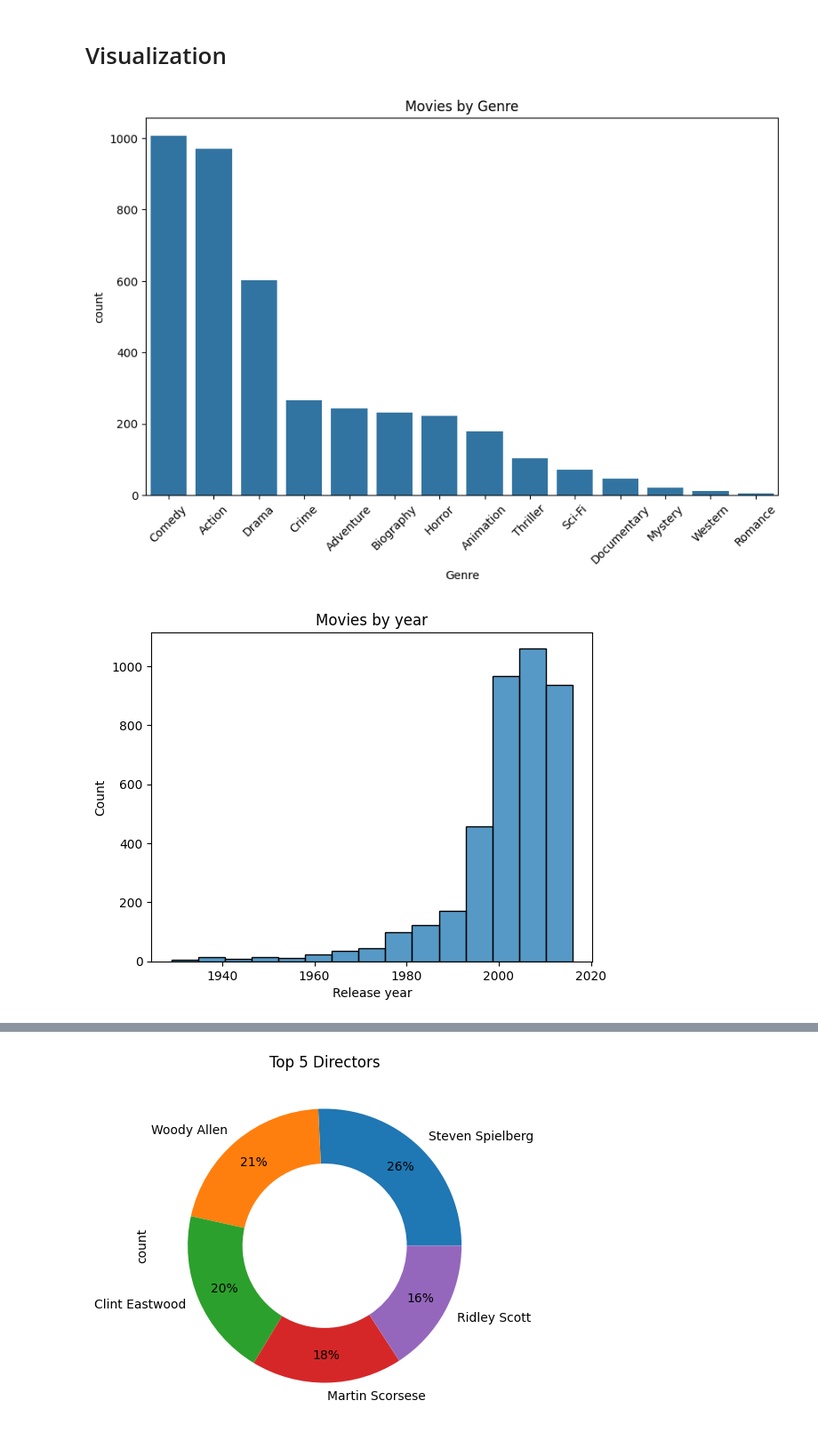
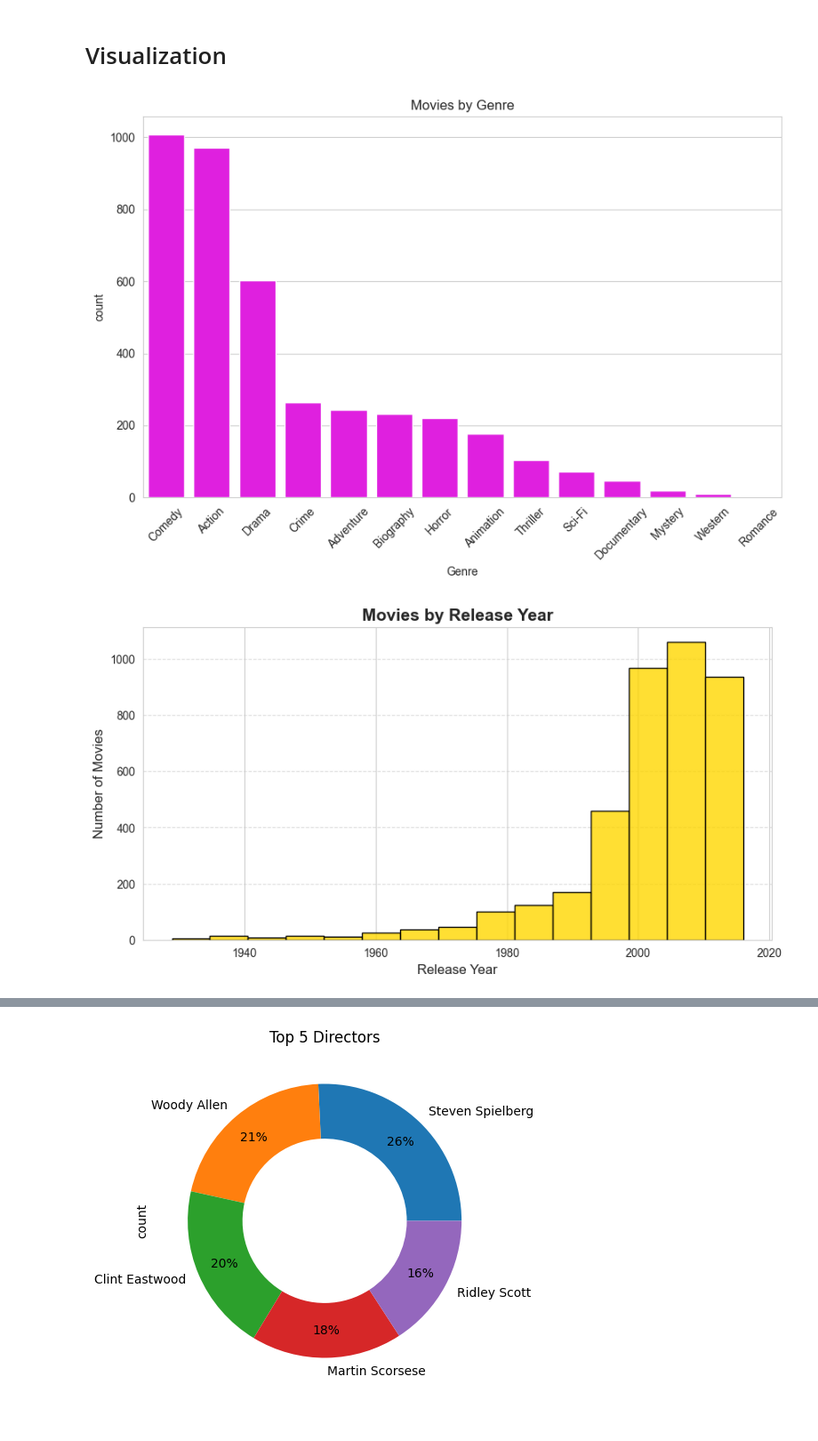
Before and after one commit to ShakilM26/Machine-Learning-Projects, a Jupyter notebook: Exploratory-data-analysis/EDA-with-Movies.ipynb, the cells around one changed output, grey strips where cells are left out. Shown: that part at 89% size. Saved outputs shown, nothing was run; the diff lists cells and outputs as text; code cells hidden in the pictures.

```diff
--- a/Exploratory-data-analysis/EDA-with-Movies.ipynb
+++ b/Exploratory-data-analysis/EDA-with-Movies.ipynb
@@ -134,18 +134,25 @@ Name: Movie, dtype: int64
 # Visualization
 # %%
 plt.figure(figsize=(10,6))
-sns.countplot(x='Genre', data=df, order=df['Genre'].value_counts().index)
+sns.countplot(x='Genre', data=df, color='magenta', order=df['Genre'].value_counts().index)
 plt.xticks(rotation=45)
 plt.title('Movies by Genre')
 plt.show()
 # %% [output]
-[figure, old version]
+[figure, new version]
 # %%
 df['Release year'] = pd.to_numeric(df['Release year'], errors='coerce')
 
-# Plot the histogram
-sns.histplot(x='Release year', data=df, bins=15)
-plt.title('Movies by year')
+sns.set_style('whitegrid')
+
+plt.figure(figsize=(10, 5))
+sns.histplot(x='Release year', data=df, bins=15, color='gold', edgecolor='black', alpha=0.8)
+
+plt.title('Movies by Release Year', fontsize=15, weight='bold')
+plt.xlabel('Release Year', fontsize=12)
+plt.ylabel('Number of Movies', fontsize=12)
+
+plt.grid(axis='y', linestyle='--', alpha=0.7)
 plt.show()
 # %% [output]
-[figure, old version]
+[figure, new version]
```
Also changed, not shown: parts of 11 cells of this notebook.
